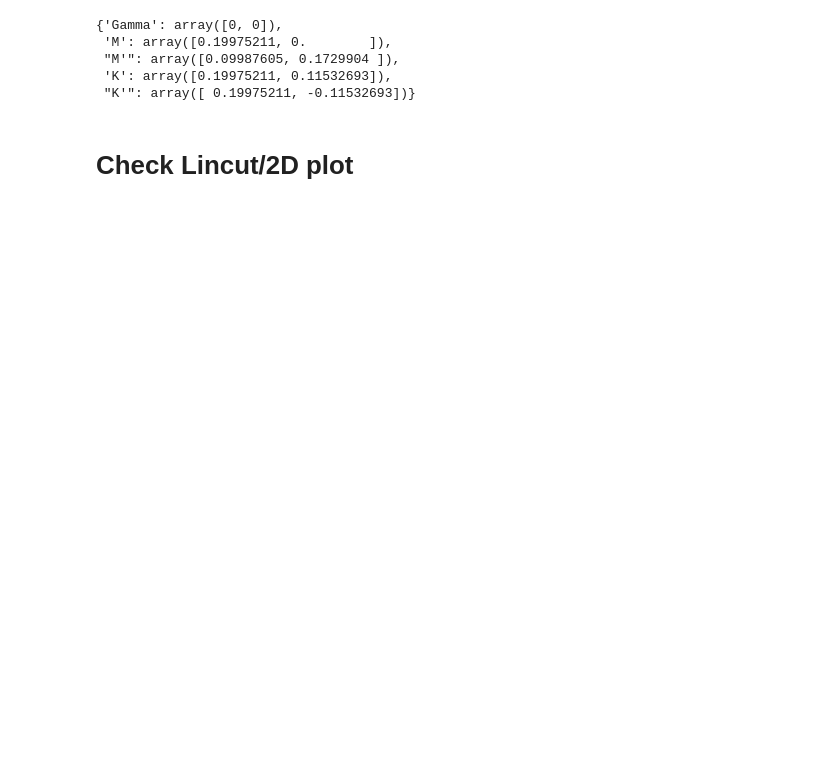
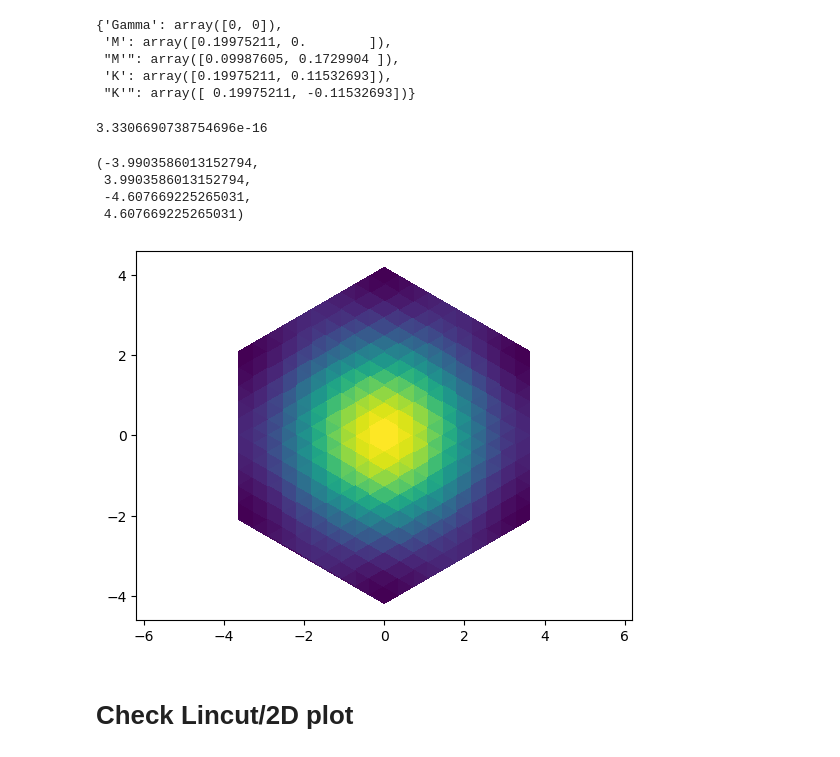
Before and after one commit to hainingpan/HartreeFock_GPT, a Jupyter notebook: test_coding/Outputs_o1/test_2004_04168.ipynb, the cells around one changed output. Saved outputs shown, nothing was run; the diff lists cells and outputs as text; code cells hidden in the pictures; blank space fills up the shorter version.

```diff
--- a/test_coding/Outputs_o1/test_2004_04168.ipynb
+++ b/test_coding/Outputs_o1/test_2004_04168.ipynb
@@ -62,6 +69,21 @@ high_symm
  "M'": array([0.09987605, 0.1729904 ]),
  'K': array([0.19975211, 0.11532693]),
  "K'": array([ 0.19975211, -0.11532693])}
+# %%
+zz=ham.compute_E_s_k()
+# %%
+np.abs(zz['up'].imag).max()
+# %% [output]
+3.3306690738754696e-16
+# %%
+plt.tripcolor(ham.k_space[:,0],ham.k_space[:,1],zz['up'].real)
+plt.axis('equal')
+# %% [output]
+(-3.9903586013152794,
+ 3.9903586013152794,
+ -4.607669225265031,
+ 4.607669225265031)
+[figure, added]
 # %% [markdown]
 # Check Lincut/2D plot
 # %%
```
Also changed, not shown: parts of 34 cells of this notebook.
